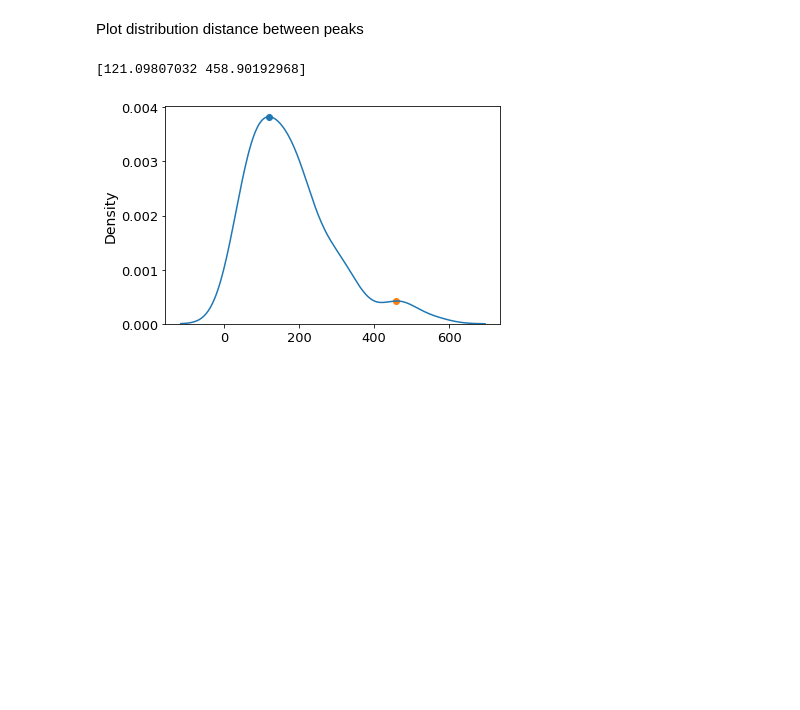
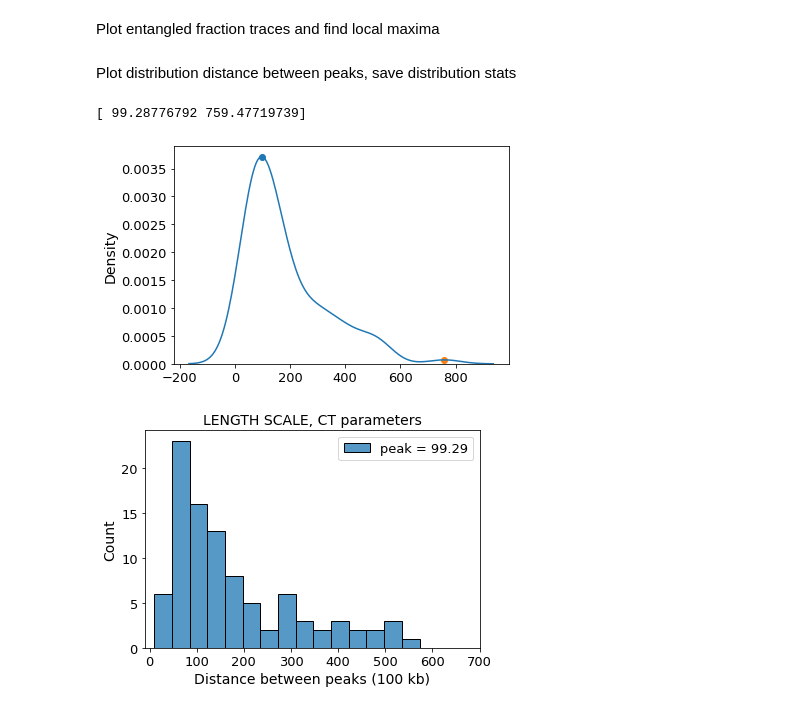
Before and after one commit to barbaroo/genome_topology, a Jupyter notebook: Cumulative_analysis.ipynb, the cells around one changed output. Drawn from its saved outputs; the diff is of its cells as text; code cells hidden in the pictures; blank space fills up the shorter version.

Commit message:
finish cumulative analysis, add population Hi-C CT code

```diff
--- a/Cumulative_analysis.ipynb
+++ b/Cumulative_analysis.ipynb
@@ -17,13 +38,17 @@ from functions.statistical_analysis import find_peaks_distribution
 # %%
-path ='data/cumulative analysis traces/cell1'
+path ='data/cumulative analysis traces/cell8'
 files = os.listdir(path)
 files_xls = [f for f in files if f[-3:] == 'xls']
 n_all_chr=len(files_xls)
 letters=list(string.ascii_lowercase)
 chr_vec=['chr {}'.format(letter) for letter in letters[:n_all_chr]]
 cell=path[-5:]
+path_results = 'results/cumulative analysis/{}'.format(cell)
 set_layout()
+# %% [markdown]
+Plot entangled fraction traces and find local maxima
 # %%
+save_fig= False
 plot_fig= False
 window=15
 polynomial=2
@@ -51,7 +76,7 @@ for t in range(len(files_xls)):
 
     if plot_fig:
         letter=chr_vec[t][-1:]
-        plt.figure()
+        fig = plt.figure()
         plt.plot(atoms, fract_ent, color='m', label='Filtered entangled fraction')
         plt.scatter(atoms[array],fract_ent[array], label='Local maxima')
         string_title='Chromosome {}'.format(letter)
@@ -60,19 +85,47 @@ for t in range(len(files_xls)):
         plt.ylabel('Entagled fraction (%)')
         plt.xlim(20,atoms[len(atoms)-1])
         plt.legend()
+
+        if save_fig:
+            save_figures(fig,path_results, name_file = 'Chromosome {}'.format(letter))
 # %% [markdown]
-Plot distribution distance between peaks
+Plot distribution distance between peaks, save distribution stats
-# %%
-x, peaks= find_peaks_distribution(distance_allchr,1)
-max_dist=x[peaks]
-print(max_dist)
-
-
-max_dist=max_dist[0]
-mean_dist=np.mean(distance_allchr)
-median_dist=statistics.median(distance_allchr)
-mode_dist=statistics.mode(distance_allchr)
-std_dist=np.std(distance_allchr)
-# %% [output]
-[121.09807032 458.90192968]
-[figure, removed]
+# %%
+plot_fig= True
+save_data= True
+
+x, peaks= find_peaks_distribution(distance_allchr,1)
+max_dist=x[peaks]
+print(max_dist)
+
+#Retrieve values of the distribution
+max_dist=max_dist[0]
+mean_dist=np.mean(distance_allchr)
+median_dist=statistics.median(distance_allchr)
+
+try:
+    mode_dist=statistics.mode(distance_allchr)
+except:
+    print('mode distribution failes')
+    mode_dist= 'NaN'
+
+std_dist=np.std(distance_allchr)
+
+if plot_fig:
+    fig = plt.figure()
+    peak="%.2f" % round(max_dist, 2)
+    sns.histplot(distance_allchr, kde=False, bins=20, label='peak = {}'.format(peak))
+    plt.xlim(-10,700)
+    plt.xlabel('Distance between peaks (100 kb)')
+    plt.legend()
+    plt.title('LENGTH SCALE, CT parameters')
+
+if save_data:
+    stats= {'Peak': [max_dist], 'Mean':[mean_dist], 'Std dev': [std_dist],'Median': [median_dist],
+            'Mode': [mode_dist]}
+    stats_df=pd.DataFrame(stats)
+    stats_df.to_csv('{}/Distribution_distancePeaks.csv'.format(path_results))
+# %% [output]
+[ 99.28776792 759.47719739]
+[figure, added]
+[figure, added]
```
Also changed, not shown: parts of 20 cells of this notebook, 2 other files.
